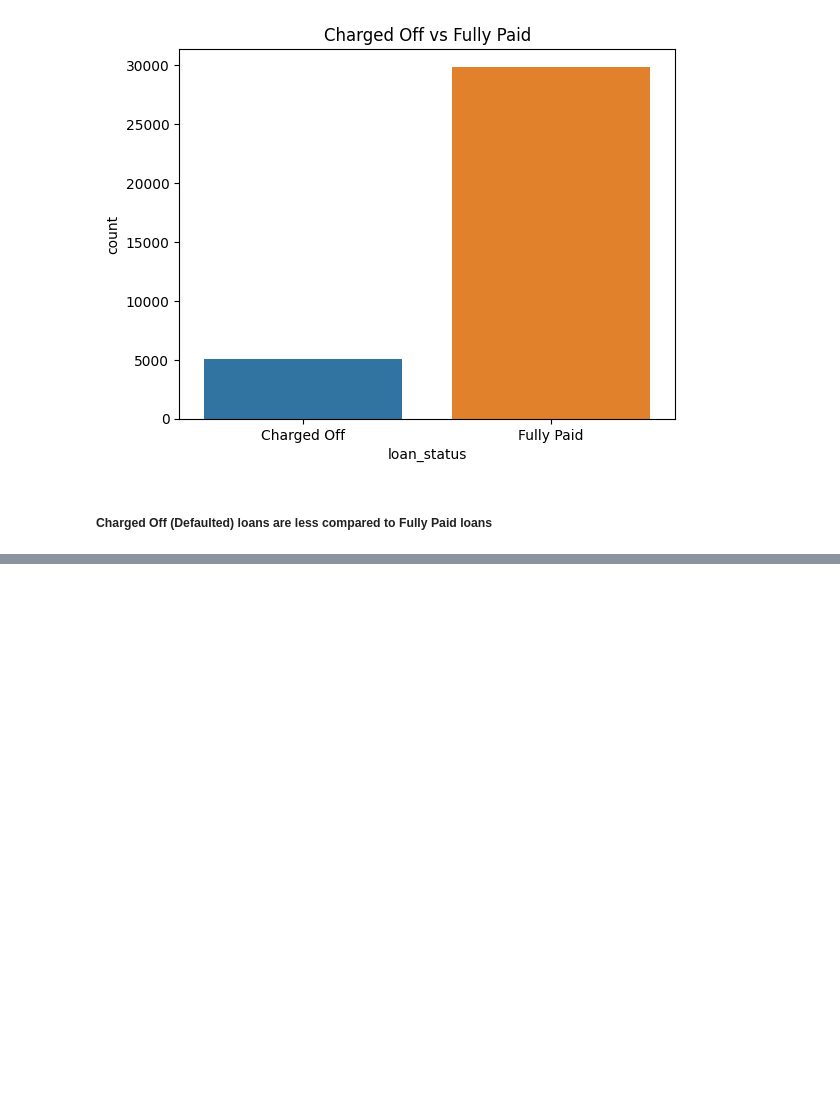
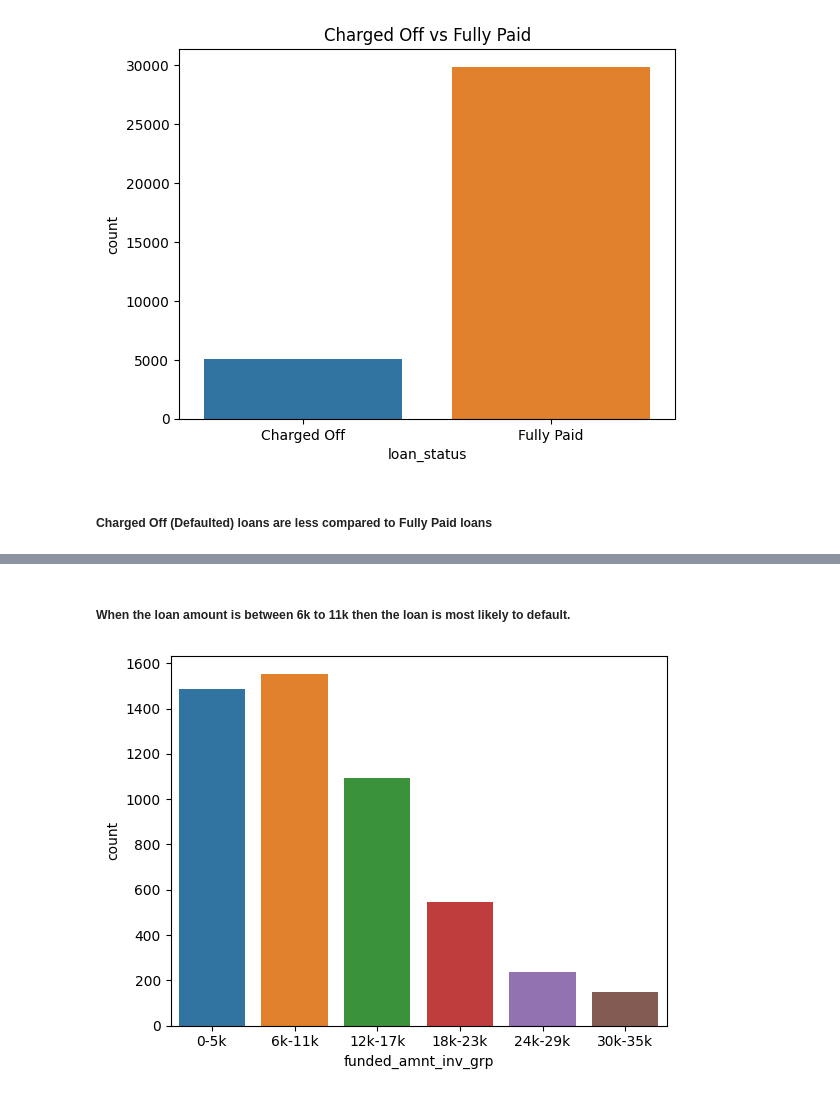
Before and after one commit to kumargauravb/LendingClubcasestudy, a Jupyter notebook: Kumar_Gaurav.ipynb, the cells around one changed output, grey strips where cells are left out. Drawn from its saved outputs; the diff is of its cells as text; code cells hidden in the pictures; blank space fills up the shorter version.

```diff
--- a/Kumar_Gaurav.ipynb
+++ b/Kumar_Gaurav.ipynb
@@ -477,0 +487,11 @@ plt.show()
+# %% [markdown]
+##### When the loan amount is between 6k to 11k then the loan is most likely to default.
+# %%
+# Deriving new column for 'funded_amnt_inv'
+loanDataframe['funded_amnt_inv_grp'] = pd.cut(loanDataframe['funded_amnt_inv'], bins=6,labels=['0-5k','6k-11k','12k-17k','18k-23k','24k-29k','30k-35k'])
+
+# Plot for 'funded_amnt_inv'
+sns.countplot(x = 'funded_amnt_inv_grp', data = loanDataframe[loanDataframe['loan_status']=='Charged Off'])
+plt.show()
+# %% [output]
+[figure, added]
```
Also changed, not shown: parts of 43 cells of this notebook.
